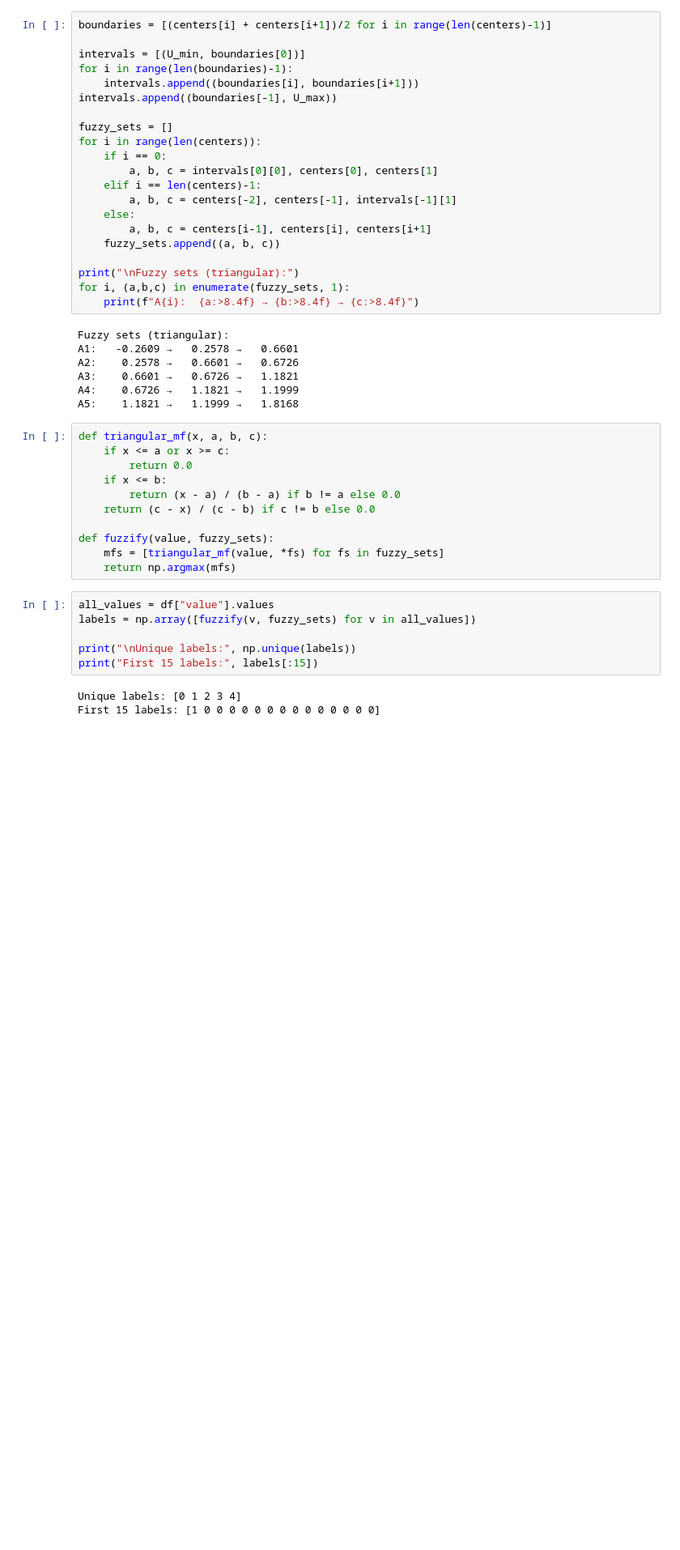
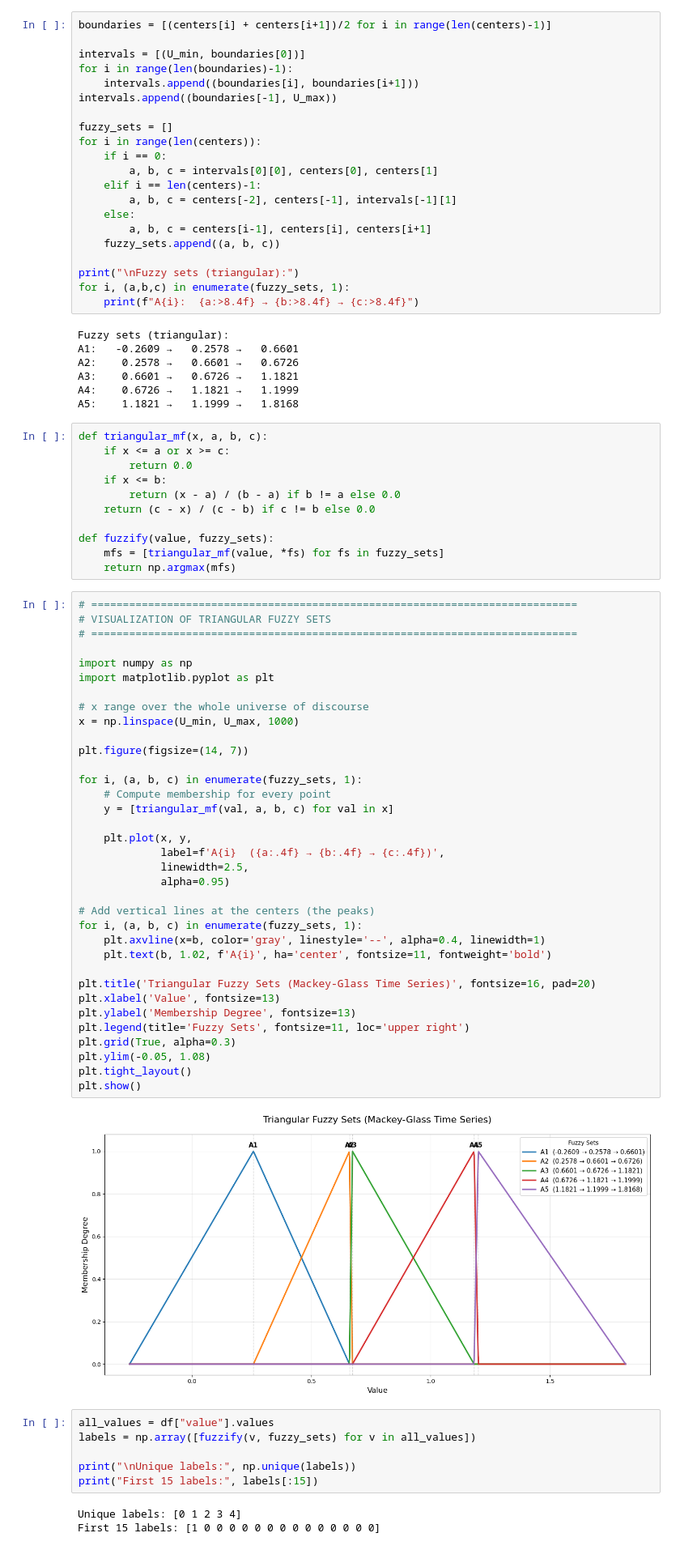
Before and after one commit to Alijahanbanian/Fuzzy-Time-Series-Forecasting-Assignment, a Jupyter notebook: main.ipynb, the cells around one changed output. Shown at 81% size. Saved outputs shown, nothing was run; the diff lists cells and outputs as text; blank space fills up the shorter version.

```diff
--- a/main.ipynb
+++ b/main.ipynb
@@ -127,6 +127,43 @@ def triangular_mf(x, a, b, c):
 def fuzzify(value, fuzzy_sets):
     mfs = [triangular_mf(value, *fs) for fs in fuzzy_sets]
     return np.argmax(mfs)
+# %%
+# =============================================================================
+# VISUALIZATION OF TRIANGULAR FUZZY SETS
+# =============================================================================
+
+import numpy as np
+import matplotlib.pyplot as plt
+
+# x range over the whole universe of discourse
+x = np.linspace(U_min, U_max, 1000)
+
+plt.figure(figsize=(14, 7))
+
+for i, (a, b, c) in enumerate(fuzzy_sets, 1):
+    # Compute membership for every point
+    y = [triangular_mf(val, a, b, c) for val in x]
+
+    plt.plot(x, y,
+             label=f'A{i}  ({a:.4f} → {b:.4f} → {c:.4f})',
+             linewidth=2.5,
+             alpha=0.95)
+
+# Add vertical lines at the centers (the peaks)
+for i, (a, b, c) in enumerate(fuzzy_sets, 1):
+    plt.axvline(x=b, color='gray', linestyle='--', alpha=0.4, linewidth=1)
+    plt.text(b, 1.02, f'A{i}', ha='center', fontsize=11, fontweight='bold')
+
+plt.title('Triangular Fuzzy Sets (Mackey-Glass Time Series)', fontsize=16, pad=20)
+plt.xlabel('Value', fontsize=13)
+plt.ylabel('Membership Degree', fontsize=13)
+plt.legend(title='Fuzzy Sets', fontsize=11, loc='upper right')
+plt.grid(True, alpha=0.3)
+plt.ylim(-0.05, 1.08)
+plt.tight_layout()
+plt.show()
+# %% [output]
+[figure, added]
 # %%
 all_values = df["value"].values
 labels = np.array([fuzzify(v, fuzzy_sets) for v in all_values])
```
Also changed, not shown: parts of 5 cells of this notebook, 1 other file.
